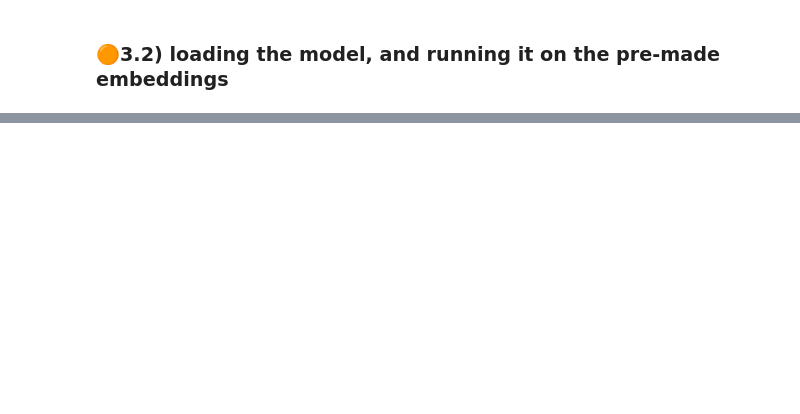
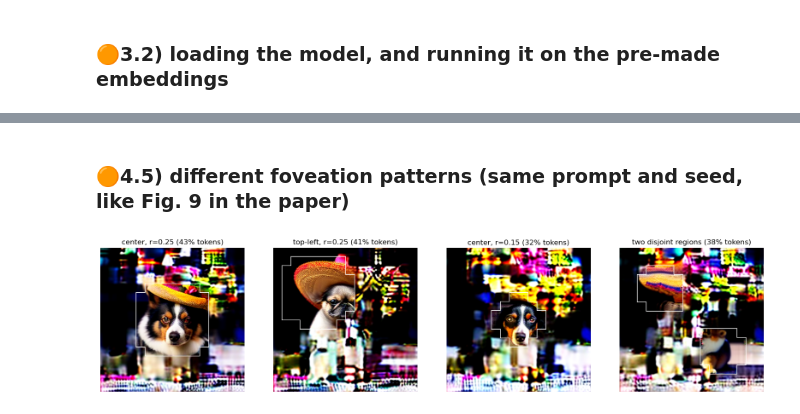
Before and after one commit to RoiMaman/NeuroFoveatedDiffusion, a Jupyter notebook: Final_codes.ipynb, the cells around one changed output, grey strips where cells are left out. Saved outputs shown, nothing was run; the diff lists cells and outputs as text; code cells hidden in the pictures; blank space fills up the shorter version.

```diff
--- a/Final_codes.ipynb
+++ b/Final_codes.ipynb
@@ -355,0 +575,21 @@ Running Denoising Loop on GPU...
+# %% [markdown]
+### 🟠4.5) different foveation patterns (same prompt and seed, like Fig. 9 in the paper)
+# %%
+masks = {
+    "center, r=0.25":       make_circular_mask((0.5, 0.5), 0.25),
+    "top-left, r=0.25":     make_circular_mask((0.3, 0.3), 0.25),
+    "center, r=0.15":       make_circular_mask((0.5, 0.5), 0.15),
+    "two disjoint regions": make_circular_mask((0.3, 0.3), 0.15) | make_circular_mask((0.7, 0.7), 0.15),
+}
+
+fig, axes = plt.subplots(1, len(masks), figsize=(5 * len(masks), 5))
+for ax, (name, M) in zip(axes, masks.items()):
+    lay = build_layout(M)
+    x = run_foveated_loop(lay, prompt_embeds, prompt_attention_mask, seed=SEED, steps=STEPS, guidance_scale=GUIDANCE)
+    img_fov, _, _ = decode_foveated(x, lay)
+    ax.imshow(draw_fovea_border(img_fov, lay))
+    ax.set_title(f"{name} ({lay['token_ratio']:.0%} tokens)")
+    ax.axis("off")
+plt.show()
+# %% [output]
+[figure, added]
```
Also changed, not shown: parts of 14 cells of this notebook.
